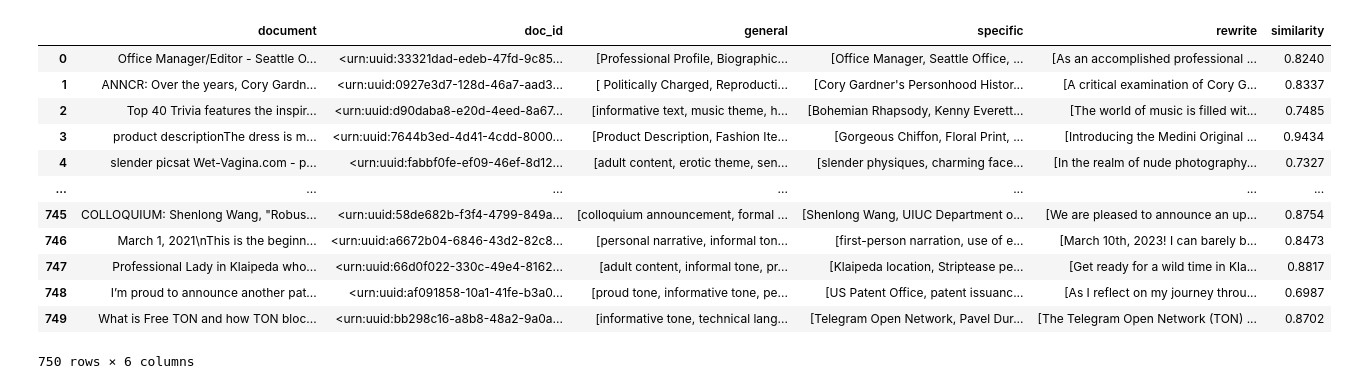
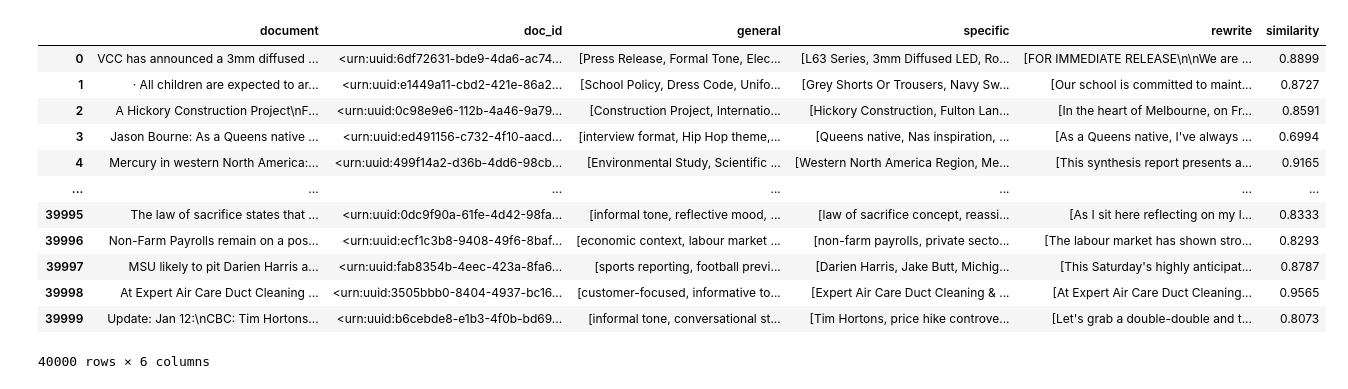
Before and after one commit to TurkuNLP/LLM_document_descriptors, a Jupyter notebook: notebooks/analyse_results.ipynb, the cells around one changed output. Cells and saved outputs as stored; diff of their text form; code cells hidden in the pictures.

```diff
--- a/notebooks/analyse_results.ipynb
+++ b/notebooks/analyse_results.ipynb
@@ -1,22 +1,22 @@
 # %%
 import pandas as pd
 # %%
-df = pd.read_json("../results/descriptors_70B_11.jsonl", lines=True)
+df = pd.read_json("../data/initial_runs/initial_runs_combined.jsonl", lines=True)
 df
 # %% [output]
 |  | document | doc_id | general | specific | rewrite | similarity |
-| 0 | Office Manager/Editor - Seattle O... | <urn:uuid:33321dad-edeb-47fd-9c85... | [Professional Profile, Biographic... | [Office Manager, Seattle Office, ... | [As an accomplished professional ... | 0.8240 |
-| 1 | ANNCR: Over the years, Cory Gardn... | <urn:uuid:0927e3d7-128d-46a7-aad3... | [ Politically Charged, Reproducti... | [Cory Gardner's Personhood Histor... | [A critical examination of Cory G... | 0.8337 |
-| 2 | Top 40 Trivia features the inspir... | <urn:uuid:d90daba8-e20d-4eed-8a67... | [informative text, music theme, h... | [Bohemian Rhapsody, Kenny Everett... | [The world of music is filled wit... | 0.7485 |
-| 3 | product descriptionThe dress is m... | <urn:uuid:7644b3ed-4d41-4cdd-8000... | [Product Description, Fashion Ite... | [Gorgeous Chiffon, Floral Print, ... | [Introducing the Medini Original ... | 0.9434 |
-| 4 | slender picsat Wet-Vagina.com - p... | <urn:uuid:fabbf0fe-ef09-46ef-8d12... | [adult content, erotic theme, sen... | [slender physiques, charming face... | [In the realm of nude photography... | 0.7327 |
+| 0 | VCC has announced a 3mm diffused ... | <urn:uuid:6df72631-bde9-4da6-ac74... | [Press Release, Formal Tone, Elec... | [L63 Series, 3mm Diffused LED, Ro... | [FOR IMMEDIATE RELEASE\n\nWe are ... | 0.8899 |
+| 1 | · All children are expected to ar... | <urn:uuid:e1449a11-cbd2-421e-86a2... | [School Policy, Dress Code, Unifo... | [Grey Shorts Or Trousers, Navy Sw... | [Our school is committed to maint... | 0.8727 |
+| 2 | A Hickory Construction Project\nF... | <urn:uuid:0c98e9e6-112b-4a46-9a79... | [Construction Project, Internatio... | [Hickory Construction, Fulton Lan... | [In the heart of Melbourne, on Fr... | 0.8591 |
+| 3 | Jason Bourne: As a Queens native ... | <urn:uuid:ed491156-c732-4f10-aacd... | [interview format, Hip Hop theme,... | [Queens native, Nas inspiration, ... | [As a Queens native, I've always ... | 0.6994 |
+| 4 | Mercury in western North America:... | <urn:uuid:499f14a2-d36b-4dd6-98cb... | [Environmental Study, Scientific ... | [Western North America Region, Me... | [This synthesis report presents a... | 0.9165 |
 | ... | ... | ... | ... | ... | ... | ... |
-| 745 | COLLOQUIUM: Shenlong Wang, "Robus... | <urn:uuid:58de682b-f3f4-4799-849a... | [colloquium announcement, formal ... | [Shenlong Wang, UIUC Department o... | [We are pleased to announce an up... | 0.8754 |
-| 746 | March 1, 2021\nThis is the beginn... | <urn:uuid:a6672b04-6846-43d2-82c8... | [personal narrative, informal ton... | [first-person narration, use of e... | [March 10th, 2023! I can barely b... | 0.8473 |
-| 747 | Professional Lady in Klaipeda who... | <urn:uuid:66d0f022-330c-49e4-8162... | [adult content, informal tone, pr... | [Klaipeda location, Striptease pe... | [Get ready for a wild time in Kla... | 0.8817 |
-| 748 | I’m proud to announce another pat... | <urn:uuid:af091858-10a1-41fe-b3a0... | [proud tone, informative tone, pe... | [US Patent Office, patent issuanc... | [As I reflect on my journey throu... | 0.6987 |
-| 749 | What is Free TON and how TON bloc... | <urn:uuid:bb298c16-a8b8-48a2-9a0a... | [informative tone, technical lang... | [Telegram Open Network, Pavel Dur... | [The Telegram Open Network (TON) ... | 0.8702 |
+| 39995 | The law of sacrifice states that ... | <urn:uuid:0dc9f90a-61fe-4d42-98fa... | [informal tone, reflective mood, ... | [law of sacrifice concept, reassi... | [As I sit here reflecting on my l... | 0.8333 |
+| 39996 | Non-Farm Payrolls remain on a pos... | <urn:uuid:ecf1c3b8-9408-49f6-8baf... | [economic context, labour market ... | [non-farm payrolls, private secto... | [The labour market has shown stro... | 0.8293 |
+| 39997 | MSU likely to pit Darien Harris a... | <urn:uuid:fab8354b-4eec-423a-8fa6... | [sports reporting, football previ... | [Darien Harris, Jake Butt, Michig... | [This Saturday's highly anticipat... | 0.8787 |
+| 39998 | At Expert Air Care Duct Cleaning ... | <urn:uuid:3505bbb0-8404-4937-bc16... | [customer-focused, informative to... | [Expert Air Care Duct Cleaning & ... | [At Expert Air Care Duct Cleaning... | 0.9565 |
+| 39999 | Update: Jan 12:\nCBC: Tim Hortons... | <urn:uuid:b6cebde8-e1b3-4f0b-bd69... | [informal tone, conversational st... | [Tim Hortons, price hike controve... | [Let's grab a double-double and t... | 0.8073 |
-750 rows × 6 columns
+40000 rows × 6 columns
 # %%
 df.similarity.mean()
 # %% [output]
```
Also changed, not shown: parts of 8 cells of this notebook, 2 other files.
